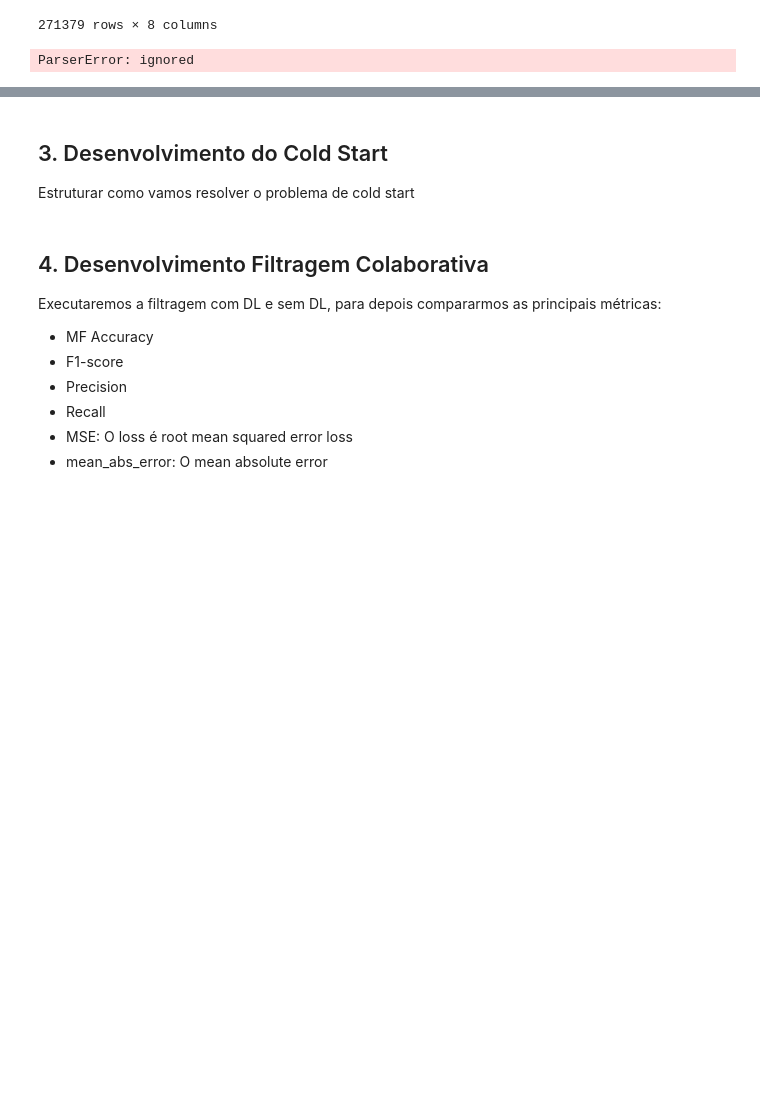
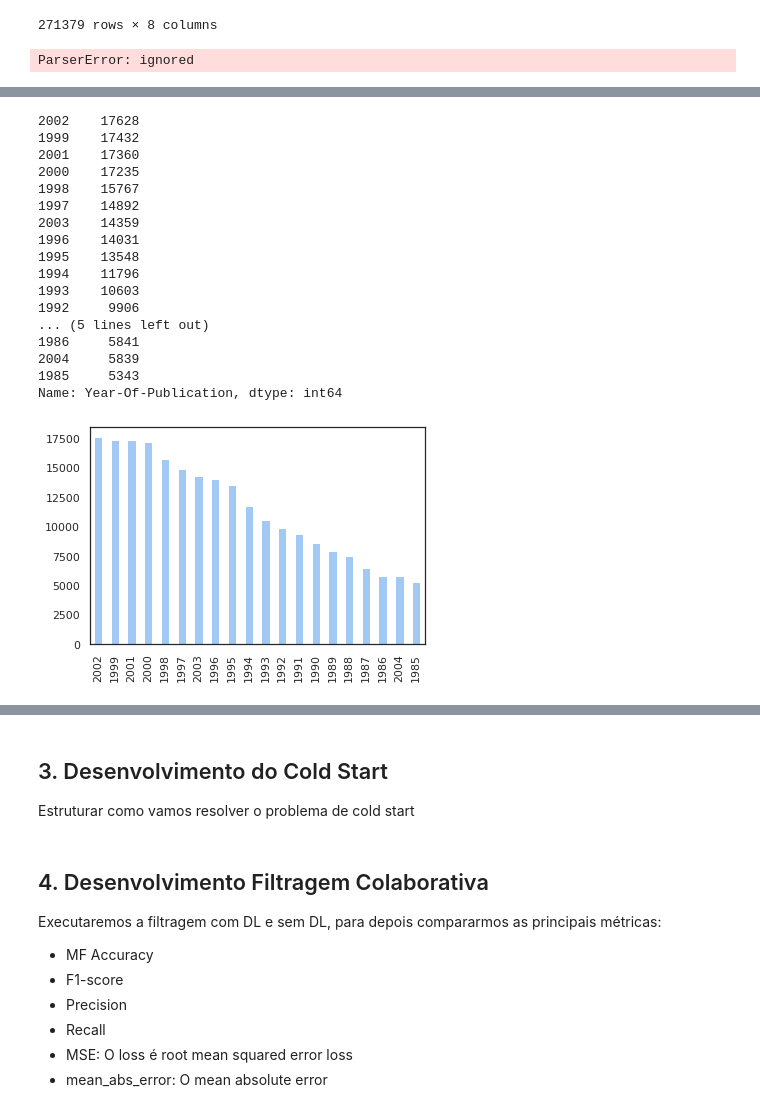
Before and after one commit to vivitc/deep-learning-books, a Jupyter notebook: Trabalho_DL_Books.ipynb, the cells around one changed output, grey strips where cells are left out. Drawn from its saved outputs; the diff is of its cells as text; code cells hidden in the pictures; blank space fills up the shorter version.

```diff
--- a/Trabalho_DL_Books.ipynb
+++ b/Trabalho_DL_Books.ipynb
@@ -22,6 +22,18 @@ Upload das bibliotecas que serão utilizadas
 from keras.layers import Input, Dense, Conv2D, MaxPooling2D, UpSampling2D
 from keras.models import Sequential
 from keras.datasets import mnist
+
+#Visualização
+import seaborn as sns
+sns.set(style='white', context='notebook', palette='pastel')
+#Visualização dos dados
+import matplotlib.pyplot as plt
+
+#Used for distribution fitting, and representation
+from scipy import stats
+
+#Time measuring for model training
+from time import time
 
 #dependência do matplotlib
 !pip install msgpack
@@ -130,0 +230,24 @@ x_test = np.reshape(x_test, (len(x_test), 28, 28, 1))
+# %%
+# Anos de publicação Top 20
+Ratings=df_book["Year-Of-Publication"].value_counts(ascending=False)
+Ratings.head(20).plot.bar()
+Ratings.head(20)
+# %% [output]
+2002    17628
+1999    17432
+2001    17360
+2000    17235
+1998    15767
+1997    14892
+2003    14359
+1996    14031
+1995    13548
+1994    11796
+1993    10603
+1992     9906
+... (5 lines left out)
+1986     5841
+2004     5839
+1985     5343
+Name: Year-Of-Publication, dtype: int64
+[figure, added]
```
Also changed, not shown: parts of 28 cells of this notebook.
